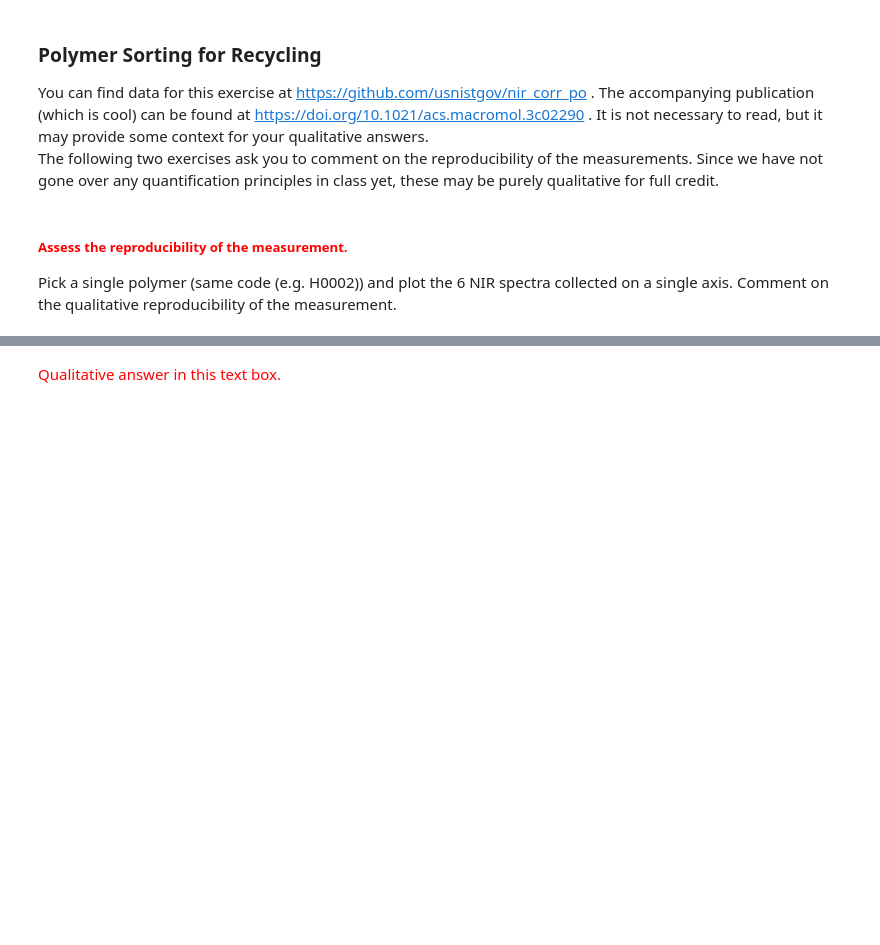
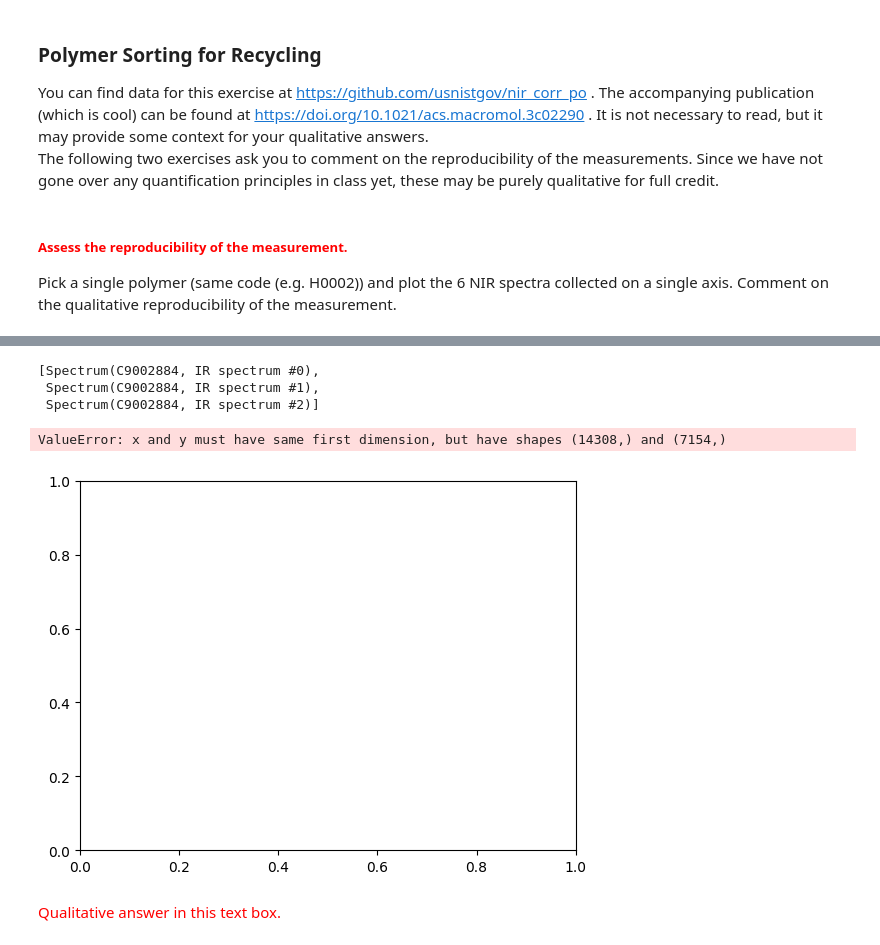
Before and after one commit to AngleKit/MSE7530Codes, a Jupyter notebook: Assignment1.ipynb, the cells around one changed output, grey strips where cells are left out. Cells and saved outputs as stored; diff of their text form; code cells hidden in the pictures; blank space fills up the shorter version.

```diff
--- a/Assignment1.ipynb
+++ b/Assignment1.ipynb
@@ -353,3 +380,25 @@ Pick a single polymer (same code (e.g. H0002)) and plot the 6 NIR spectra collec
+# %%
+H.get_ir_spectra()
+H.save_ir_spectra(output_dir)
+H.ir_specs
+# %% [output]
+[Spectrum(C9002884, IR spectrum #0),
+ Spectrum(C9002884, IR spectrum #1),
+ Spectrum(C9002884, IR spectrum #2)]
+# %%
+H1 = jc.jcamp_readfile('/content/nist_spectra/C9002884_IR_0.jdx')
+H2 = jc.jcamp_readfile('/content/nist_spectra/C9002884_IR_1.jdx')
+H3 = jc.jcamp_readfile('/content/nist_spectra/C9002884_IR_2.jdx')
+H_list = [H1,H2,H3]
+
+fig, ax = plt.subplots()
+ax.plot(H1['x'],H1['y'],label='polyethylene 1')
+ax.plot(H2['x'],H2['y'],label='polyethylene 2')
+ax.plot(H3['x'],H3['y'],label='polyethylene 3')
+ax.legend()
+# %% [output]
+ValueError: x and y must have same first dimension, but have shapes (14308,) and (7154,)
+[figure, added]
 # %% [markdown]
 <font color = red> Qualitative answer in this text box.
 # %% [markdown]
```
Also changed, not shown: parts of 8 cells of this notebook.
